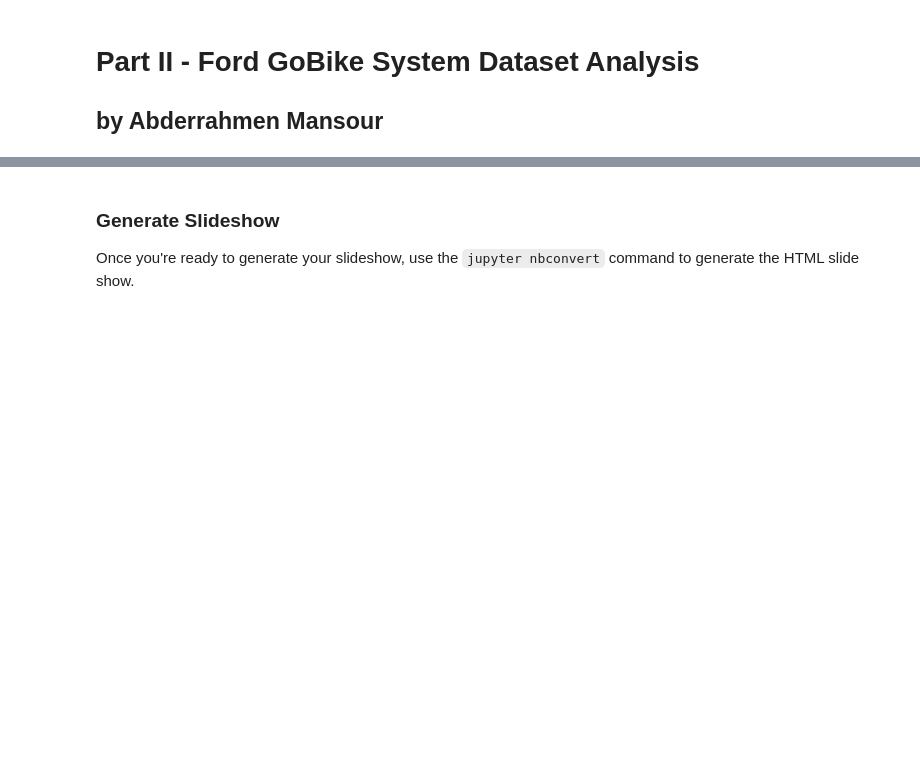
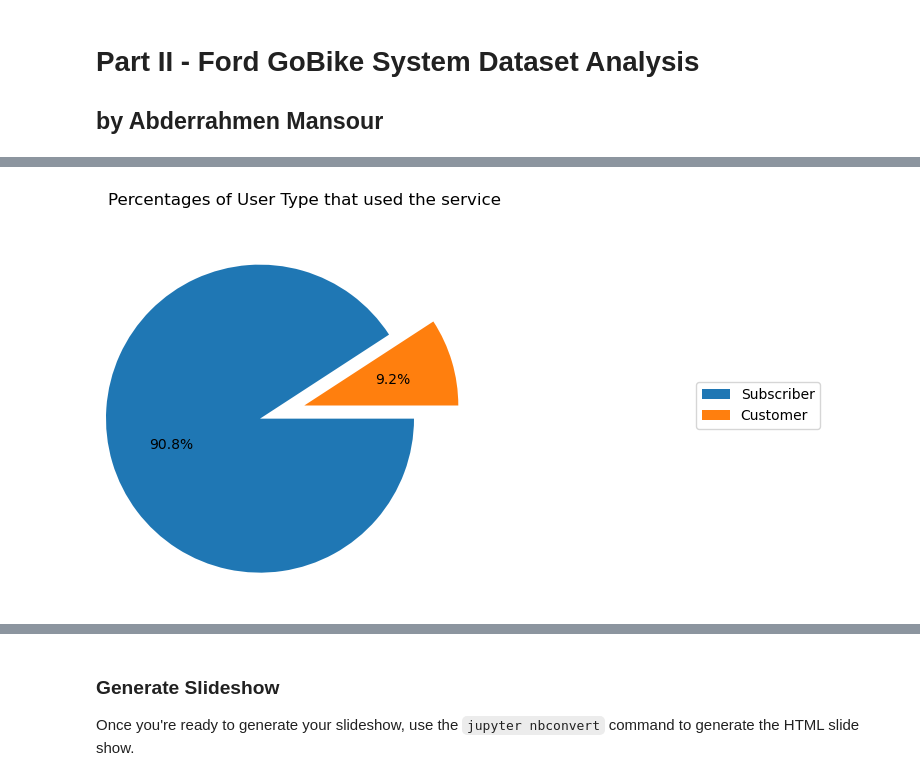
Before and after one commit to Abdou240/Data_Analyst_Nanodegree_ALX, a Jupyter notebook: Projekts/Projekt_3/Part_II_slide_deck_template.ipynb, the cells around one changed output, grey strips where cells are left out. Saved outputs shown, nothing was run; the diff lists cells and outputs as text; code cells hidden in the pictures; blank space fills up the shorter version.

```diff
--- a/Projekts/Projekt_3/Part_II_slide_deck_template.ipynb
+++ b/Projekts/Projekt_3/Part_II_slide_deck_template.ipynb
@@ -51,0 +141,18 @@ but feel free to add more if you'd like!
+# %%
+#function to plot a piechart
+def pie_Chart(values, labels, title, explode):
+
+    explode = explode
+    plt.pie(values ,explode=explode,counterclock=False, shadow=False, autopct='%1.1f%%')
+    plt.title(title)
+    plt.legend(labels, loc='center left', bbox_to_anchor=(1.5, 0.5))
+    plt.show()
+# %%
+#plot piechart of Most counted Distances in km using function
+plt.figure(figsize = [10, 5])
+sorted_user_type = Bike_clean.user_type.value_counts().sort_values(ascending=False)
+title = 'Percentages of User Type that used the service'
+explode = (0.3, 0)
+pie_Chart(sorted_user_type.values, sorted_user_type.index, title, explode)
+# %% [output]
+[figure, added]
```
Also changed, not shown: parts of 25 cells of this notebook.
